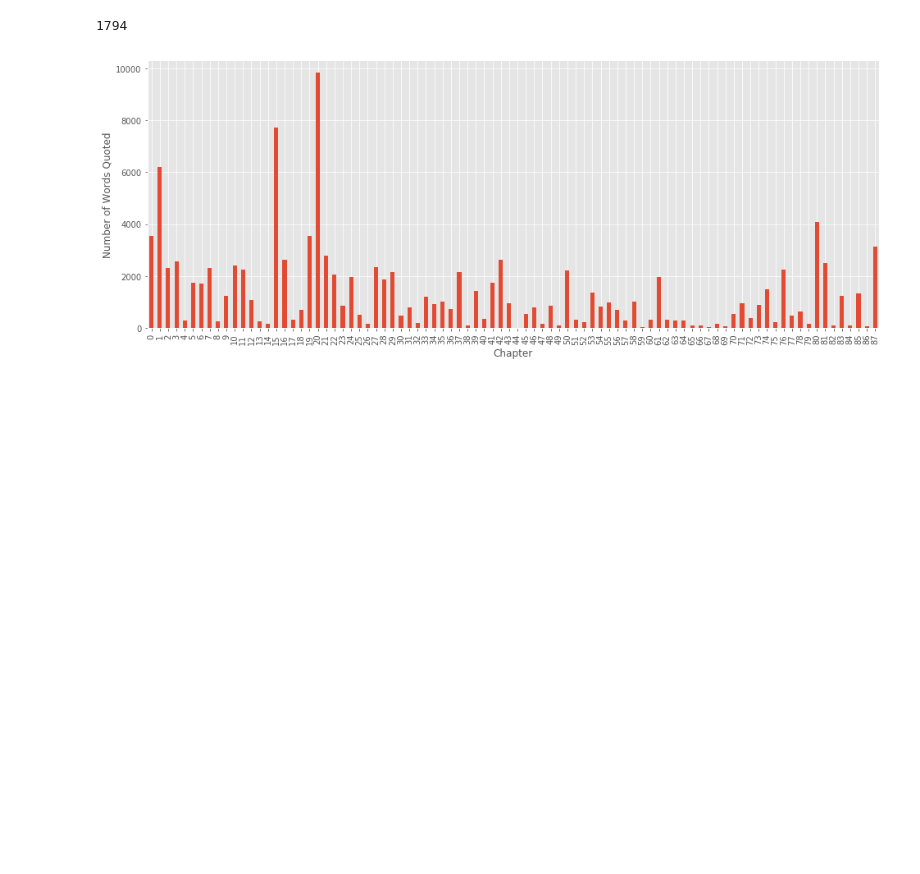
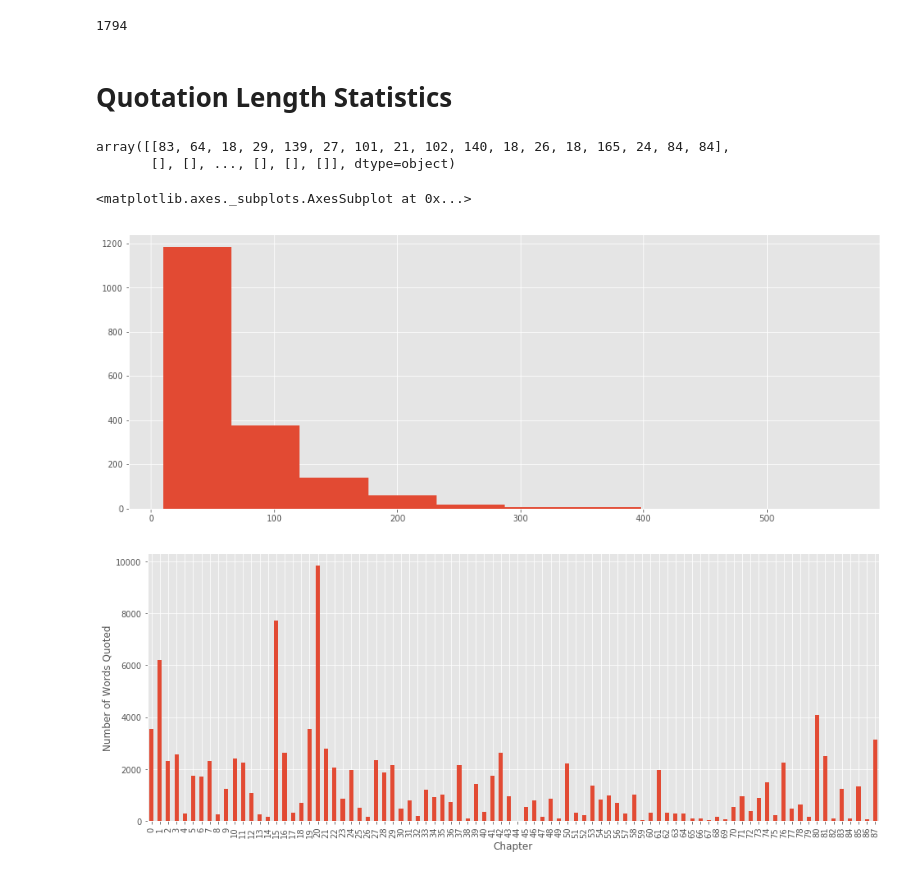
Before and after one commit to lit-mod-viz/middlemarch-critical-histories, a Jupyter notebook: e3/e3-analysis.ipynb, the cells around one changed output. Cells and saved outputs as stored; diff of their text form; code cells hidden in the pictures; blank space fills up the shorter version.

Commit message:
add quotation length statistics, fixes #29

```diff
--- a/e3/e3-analysis.ipynb
+++ b/e3/e3-analysis.ipynb
@@ -102,6 +102,14 @@ def countsPerSet(locRangeSet):
     return [(locRange, countWords(locRange))
              for locRange in locRangeSet]
 
+def extractWordcounts(locsAndWordcounts):
+    """
+    Takes pairs of location ranges and wordcounts,
+    and returns just the wordcounts.
+    """
+    return [item[1] for item in locsAndWordcounts
+            if len(locsAndWordcounts) > 0]
+
 def synchronicAnalysis(df, bins=chapterLocations):
     locs = df['Locations in A'].values
     locCounts = [(loc, countWords(loc)) for locSet in locs
@@ -133,6 +141,25 @@ def plotSynchronicAnalysis(s):
 df['Quoted Words'] = df['Locations in A'].apply(totalWords)
 # %%
 df['Locations in A with Wordcounts'] = df['Locations in A'].apply(countsPerSet)
+# %% [markdown]
+# Quotation Length Statistics
+# %%
+df['Wordcounts'] = df['Locations in A with Wordcounts'].apply(extractWordcounts)
+# %%
+df['Wordcounts'].values
+# %% [output]
+array([[83, 64, 18, 29, 139, 27, 101, 21, 102, 140, 18, 26, 18, 165, 24, 84, 84],
+       [], [], ..., [], [], []], dtype=object)
+# %%
+wordcounts = []
+for countSet in df['Wordcounts'].values:
+    for count in countSet:
+        wordcounts.append(count)
+# %%
+pd.Series(wordcounts).hist()
+# %% [output]
+<matplotlib.axes._subplots.AxesSubplot at 0x...>
+[figure, added]
 # %%
 plotSynchronicAnalysis(synchronicAnalysis(df))
 # %% [output]
```
